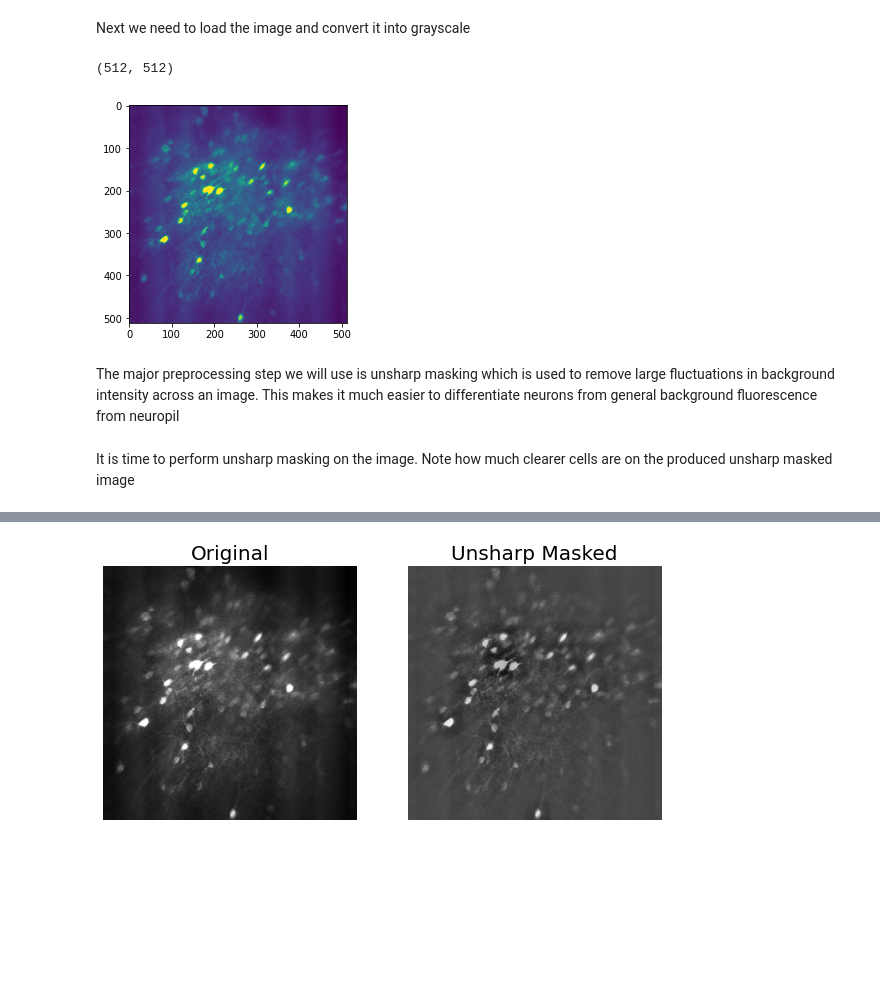
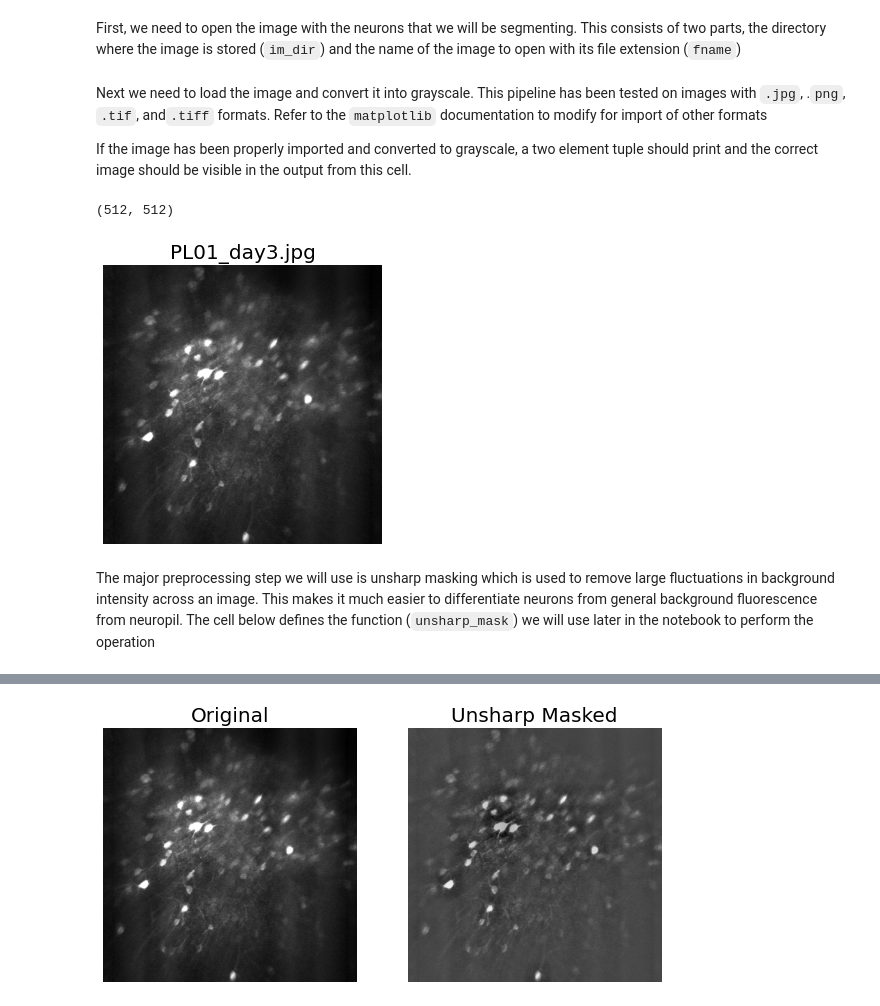
Before and after one commit to mmgrayCHEME599/CHEME599_Brain, a Jupyter notebook: Segmentation_Workflow.ipynb, the cells around one changed output, grey strips where cells are left out. Drawn from its saved outputs; the diff is of its cells as text; code cells hidden in the pictures; blank space fills up the shorter version.

Commit message:
added documentation for preprocessing steps

```diff
--- a/Segmentation_Workflow.ipynb
+++ b/Segmentation_Workflow.ipynb
@@ -22,2 +22,2 @@ Drive already mounted at /content/drive; to attempt to forcibly remount, call dr
-# %% [markdown]
-Next we need to load the image and convert it into grayscale
+# %% [markdown]
+First, we need to open the image with the neurons that we will be segmenting. This consists of two parts, the directory where the image is stored (`im_dir`) and the name of the image to open with its file extension (`fname`)
@@ -24,17 +28,22 @@ Next we need to load the image and convert it into grayscale
+# %% [markdown]
+Next we need to load the image and convert it into grayscale. This pipeline has been tested on images with `.jpg`, .`png`, `.tif`, and`.tiff` formats. Refer to the `matplotlib` documentation to modify for import of other formats
+
+If the image has been properly imported and converted to grayscale, a two element tuple should print and the correct image should be visible in the output from this cell.
 # %%
 from skimage.util import img_as_ubyte, img_as_float
+from skimage import color
+im=plt.imread(os.path.join(im_dir, fname)); # read image
+im=color.rgb2gray(im)  # make the image grayscale
+print(im.shape)
+im=img_as_ubyte(img_as_float(im)) # this takes care of some weird import qwirks
 
-im_dir='drive/My Drive/CHEME 599/Project/images'; # image path to open
 
-fname='PL01_day3.jpg'
-im=plt.imread(os.path.join(im_dir, fname)); # read image
-from skimage import color
-im=color.rgb2gray(im)
-print(im.shape)
-plt.imshow(im)
-im=img_as_ubyte(img_as_float(im))
+fig, ax = plt.subplots(ncols=1, figsize=(5,6))
+ax.imshow(im, cmap='gray')
+ax.set_title(fname, fontsize=20)
+ax.axis('off');
 # %% [output]
 (512, 512)
-[figure, old version]
+[figure, new version]
 # %% [markdown]
-The major preprocessing step we will use is unsharp masking which is used to remove large fluctuations in background intensity across an image. This makes it much easier to differentiate neurons from general background fluorescence from neuropil
+The major preprocessing step we will use is unsharp masking which is used to remove large fluctuations in background intensity across an image. This makes it much easier to differentiate neurons from general background fluorescence from neuropil. The cell below defines the function (`unsharp_mask`) we will use later in the notebook to perform the operation
@@ -57,2 +49,0 @@ def unsharp_mask(im, scale):
-# %% [markdown]
-It is time to perform unsharp masking on the image. Note how much clearer cells are on the produced unsharp masked image
```
Also changed, not shown: parts of 12 cells of this notebook.
